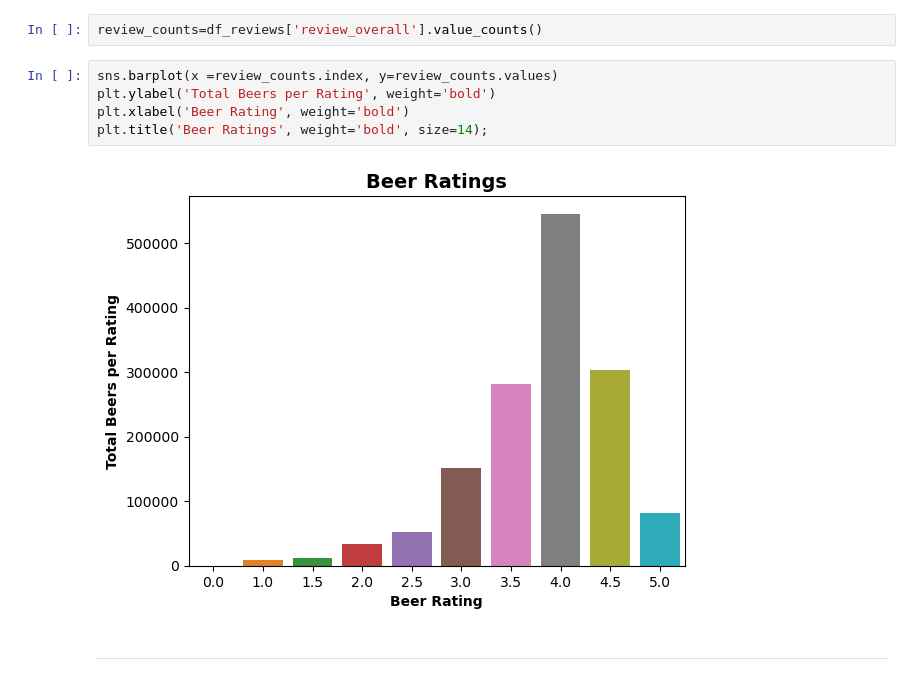
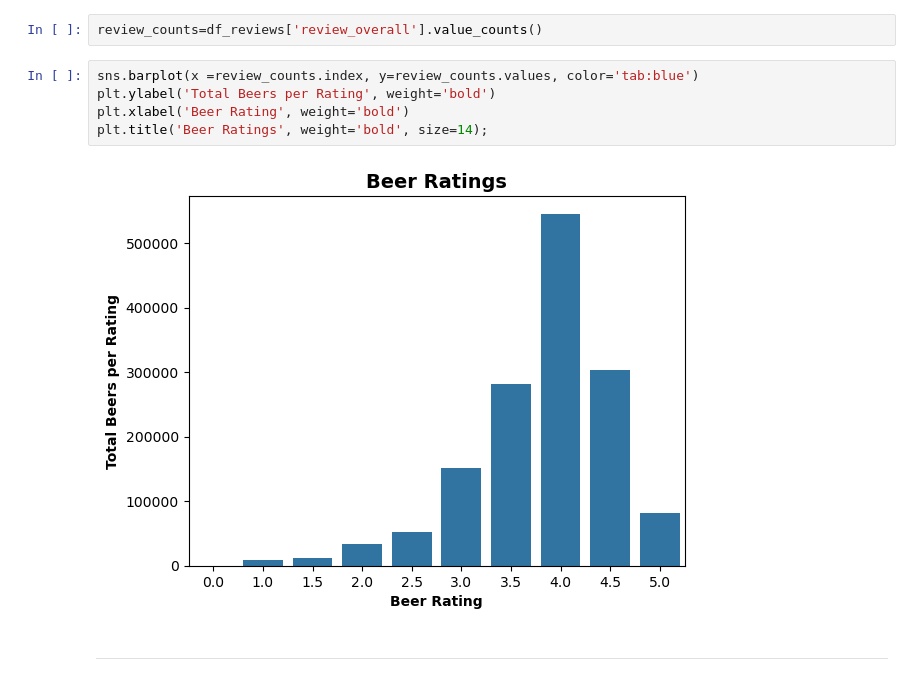
Before and after one commit to ashlidougherty/Beer-Recommender, a Jupyter notebook: DataPrep.ipynb, the cells around one changed output. Saved outputs shown, nothing was run; the diff lists cells and outputs as text.

Commit message:
final review

```diff
--- a/DataPrep.ipynb
+++ b/DataPrep.ipynb
@@ -1488,12 +1494,12 @@ Name: review_overall, dtype: int64
 # %%
 review_counts=df_reviews['review_overall'].value_counts()
 # %%
-sns.barplot(x =review_counts.index, y=review_counts.values)
+sns.barplot(x =review_counts.index, y=review_counts.values, color='tab:blue')
 plt.ylabel('Total Beers per Rating', weight='bold')
 plt.xlabel('Beer Rating', weight='bold')
 plt.title('Beer Ratings', weight='bold', size=14);
 # %% [output]
-[figure, old version]
+[figure, new version]
 # %% [markdown]
 ***
 # %% [markdown]
```
Also changed, not shown: parts of 2 cells of this notebook.
